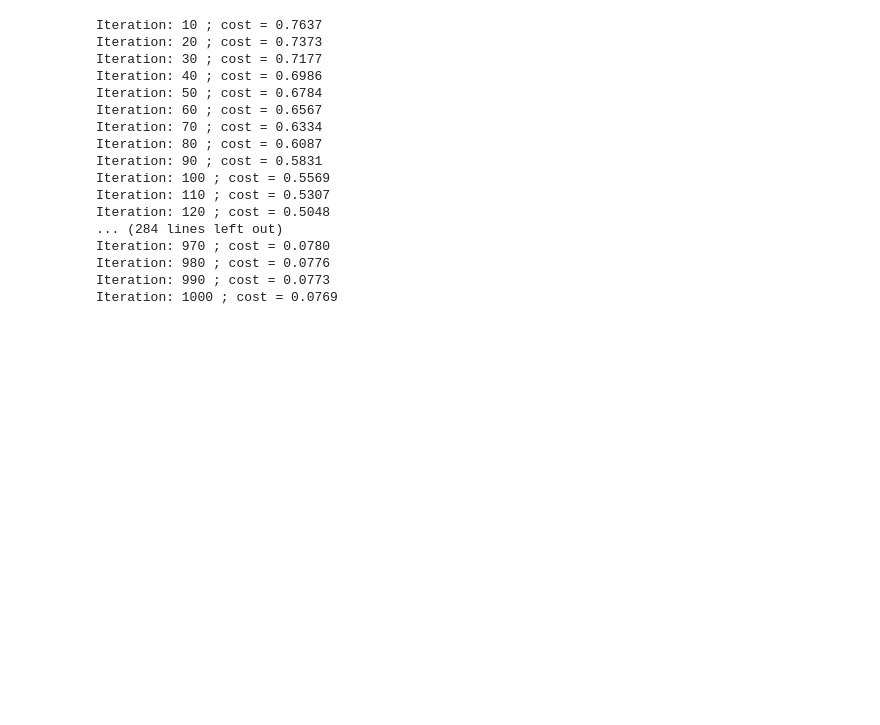
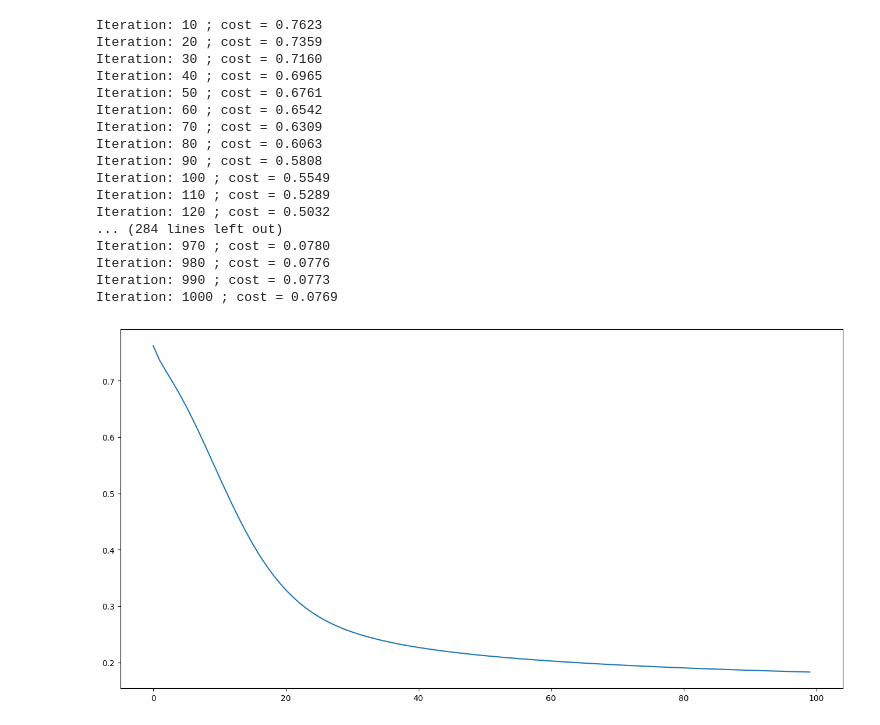
Before and after one commit to pjh09050/Whyout, a Jupyter notebook: SGD.ipynb, the cells around one changed output. Drawn from its saved outputs; the diff is of its cells as text; code cells hidden in the pictures; blank space fills up the shorter version.

```diff
--- a/SGD.ipynb
+++ b/SGD.ipynb
@@ -17,7 +16,7 @@ product = pd.read_csv('../Data/whyout_data/product.csv') # shape(5834,11)
 video = pd.read_csv('../Data/whyout_data/video.csv') # shape(3250, 9)
 # %%
-user_place = pd.read_csv('../Data/whyout_data/user_place.csv') # (31176,4697)
-user_product = pd.read_csv('../Data/whyout_data/user_product.csv') # (31176,5834)
-user_video = pd.read_csv('../Data/whyout_data/user_video.csv') # (31176, 3250)
+user_place = pd.read_csv('../Data/whyout_data/col_user_place.csv') # (31177,4697)
+user_product = pd.read_csv('../Data/whyout_data/col_user_product.csv') # (31177,5821)
+user_video = pd.read_csv('../Data/whyout_data/col_user_video.csv') # (31177, 3250)
 # %%
 drop_user_place = pd.read_csv('../Data/whyout_data/drop_user_place.csv') # (22420,4697)
@@ -195,18 +190,18 @@ if __name__ == "__main__":
     cost_list2 = factorizer.fit()
     complete_matrix2 = factorizer.get_complete_matrix()
 # %% [output]
-Iteration: 10 ; cost = 0.7637
-Iteration: 20 ; cost = 0.7373
-Iteration: 30 ; cost = 0.7177
-Iteration: 40 ; cost = 0.6986
-Iteration: 50 ; cost = 0.6784
-Iteration: 60 ; cost = 0.6567
-Iteration: 70 ; cost = 0.6334
-Iteration: 80 ; cost = 0.6087
-Iteration: 90 ; cost = 0.5831
-Iteration: 100 ; cost = 0.5569
-Iteration: 110 ; cost = 0.5307
-Iteration: 120 ; cost = 0.5048
+Iteration: 10 ; cost = 0.7623
+Iteration: 20 ; cost = 0.7359
+Iteration: 30 ; cost = 0.7160
+Iteration: 40 ; cost = 0.6965
+Iteration: 50 ; cost = 0.6761
+Iteration: 60 ; cost = 0.6542
+Iteration: 70 ; cost = 0.6309
+Iteration: 80 ; cost = 0.6063
+Iteration: 90 ; cost = 0.5808
+Iteration: 100 ; cost = 0.5549
+Iteration: 110 ; cost = 0.5289
+Iteration: 120 ; cost = 0.5032
 ... (284 lines left out)
 Iteration: 970 ; cost = 0.0780
 Iteration: 980 ; cost = 0.0776
@@ -244,0 +219,6 @@ df2.to_csv('user_video_k50epochs1000.csv', index=False)
+# %%
+plt.figure(figsize=(16,8))
+plt.plot(cost_list)
+plt.savefig('../Data/whyout_data/sgd_result/full_data/user_place_k50epochs1000_loss')
+# %% [output]
+[figure, added]
```
Also changed, not shown: parts of 22 cells of this notebook, 1 other file.
